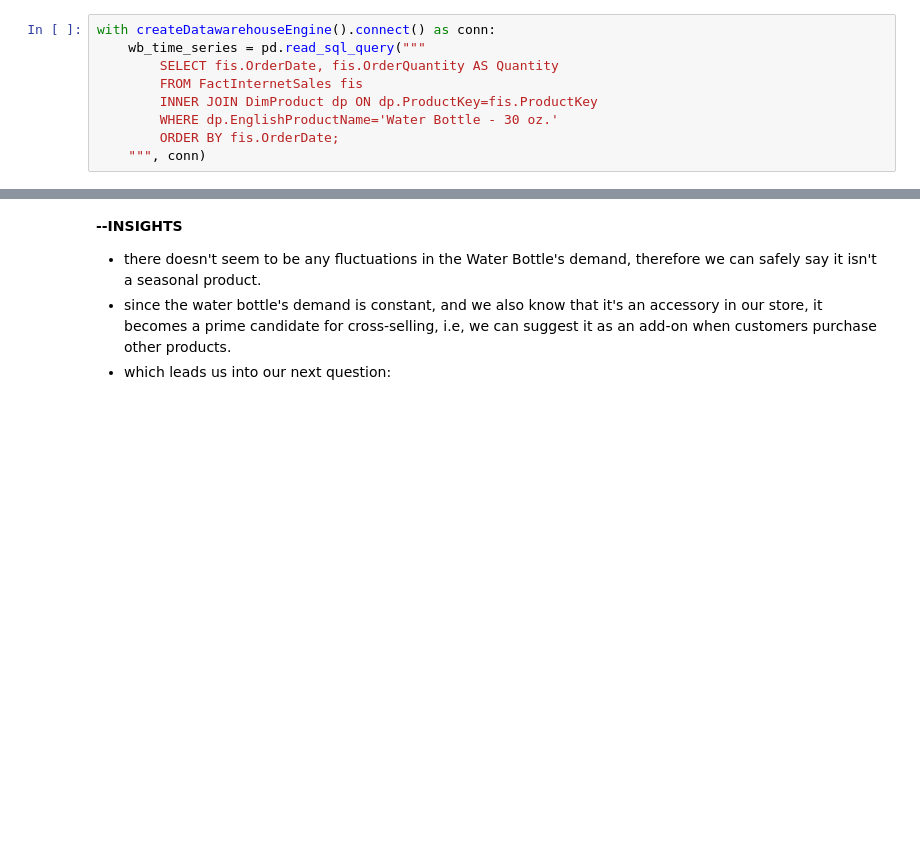
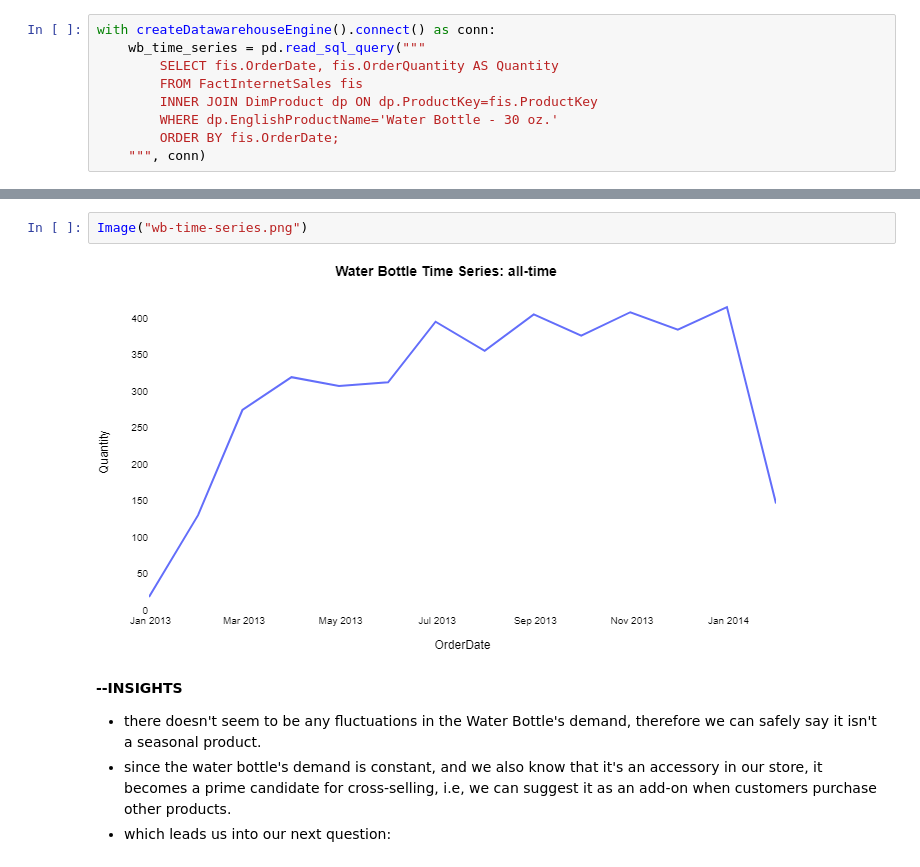
Before and after one commit to simbapy/aw-exploration, a Jupyter notebook: AW-Exploration.ipynb, the cells around one changed output, grey strips where cells are left out. Saved outputs shown, nothing was run; the diff lists cells and outputs as text; blank space fills up the shorter version.

```diff
--- a/AW-Exploration.ipynb
+++ b/AW-Exploration.ipynb
@@ -190,3 +190,7 @@ pio.show(fig)
+# %%
+Image("wb-time-series.png")
+# %% [output]
+[figure, added]
 # %% [markdown]
 **--INSIGHTS**
 - there doesn't seem to be any fluctuations in the Water Bottle's demand, therefore we can safely say it isn't a seasonal product.
```
Also changed, not shown: parts of 10 cells of this notebook.
